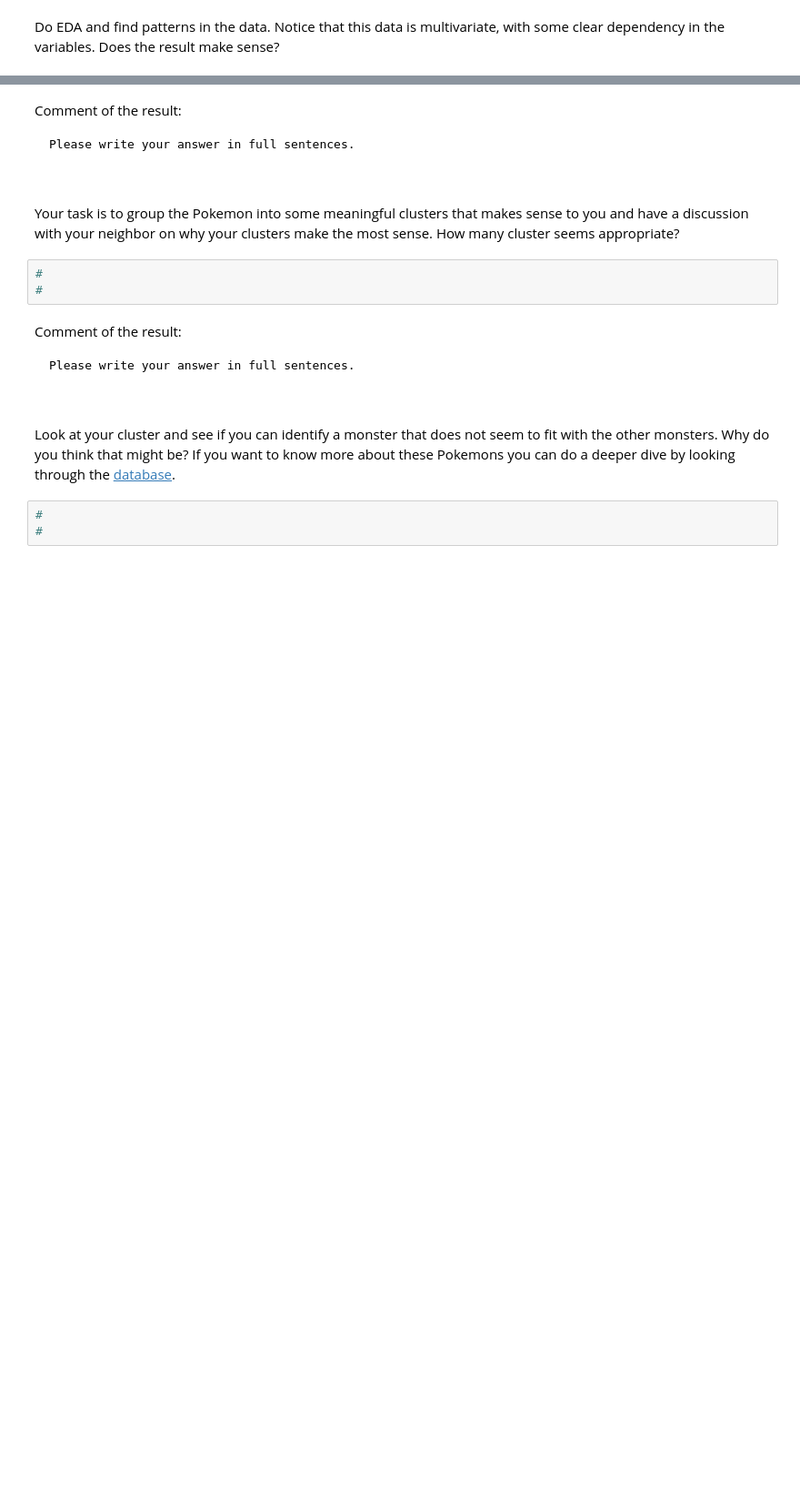
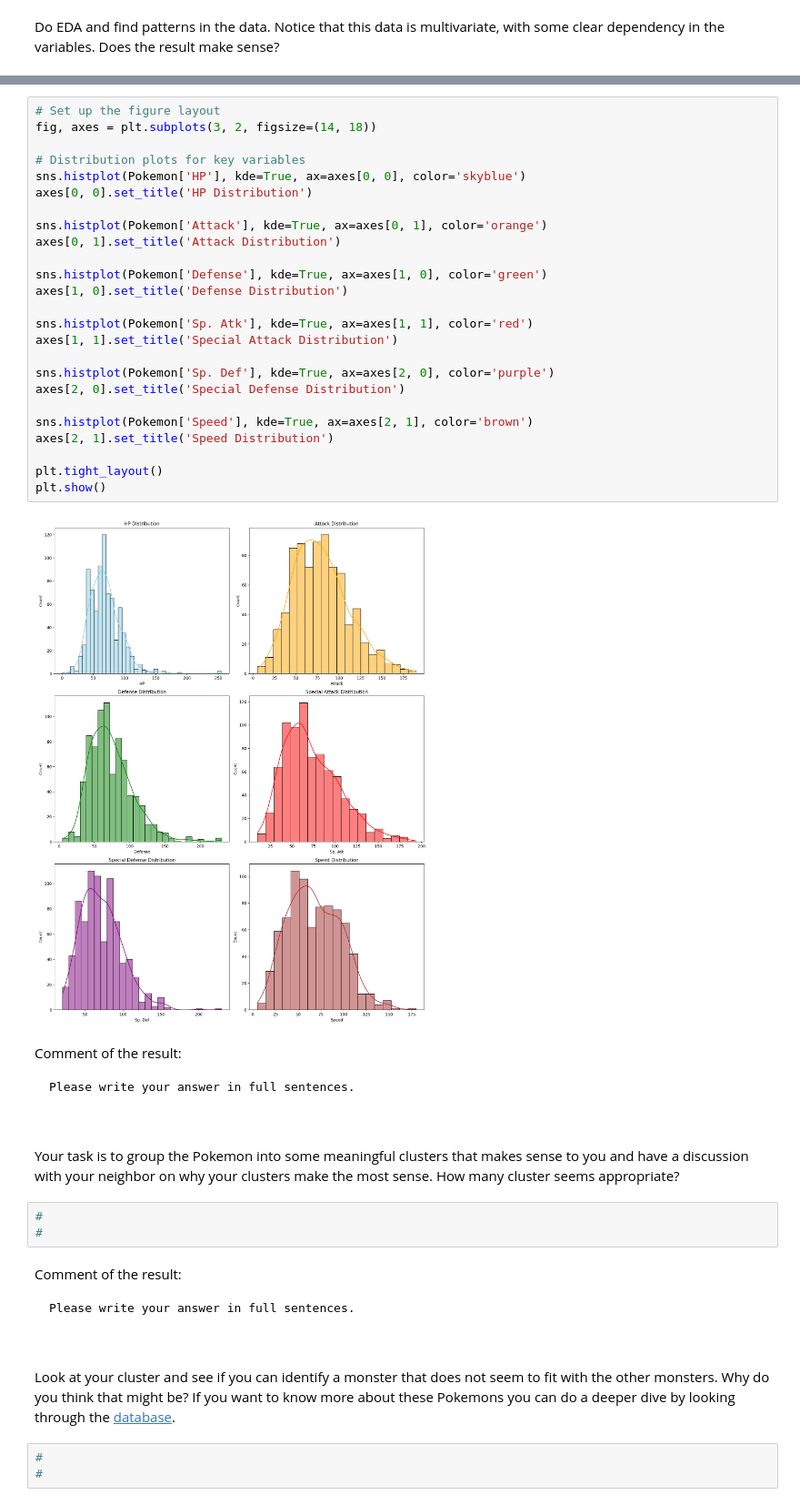
Before and after one commit to BU-MSSP-Classroom/MA679_Spring2024_09_unsupervised-fengyuanshen, a Jupyter notebook: Ch12_Unsupervised_Python.ipynb, the cells around one changed output, grey strips where cells are left out. Shown at 91% size. Drawn from its saved outputs; the diff is of its cells as text; blank space fills up the shorter version.

```diff
--- a/Ch12_Unsupervised_Python.ipynb
+++ b/Ch12_Unsupervised_Python.ipynb
@@ -252,3 +329,30 @@ Do EDA and find patterns in the data. Notice that this data is multivariate, wit
+# %%
+# Set up the figure layout
+fig, axes = plt.subplots(3, 2, figsize=(14, 18))
+
+# Distribution plots for key variables
+sns.histplot(Pokemon['HP'], kde=True, ax=axes[0, 0], color='skyblue')
+axes[0, 0].set_title('HP Distribution')
+
+sns.histplot(Pokemon['Attack'], kde=True, ax=axes[0, 1], color='orange')
+axes[0, 1].set_title('Attack Distribution')
+
+sns.histplot(Pokemon['Defense'], kde=True, ax=axes[1, 0], color='green')
+axes[1, 0].set_title('Defense Distribution')
+
+sns.histplot(Pokemon['Sp. Atk'], kde=True, ax=axes[1, 1], color='red')
+axes[1, 1].set_title('Special Attack Distribution')
+
+sns.histplot(Pokemon['Sp. Def'], kde=True, ax=axes[2, 0], color='purple')
+axes[2, 0].set_title('Special Defense Distribution')
+
+sns.histplot(Pokemon['Speed'], kde=True, ax=axes[2, 1], color='brown')
+axes[2, 1].set_title('Speed Distribution')
+
+plt.tight_layout()
+plt.show()
+# %% [output]
+[figure, added]
 # %% [markdown]
 Comment of the result:
 
```
Also changed, not shown: parts of 4 cells of this notebook.
